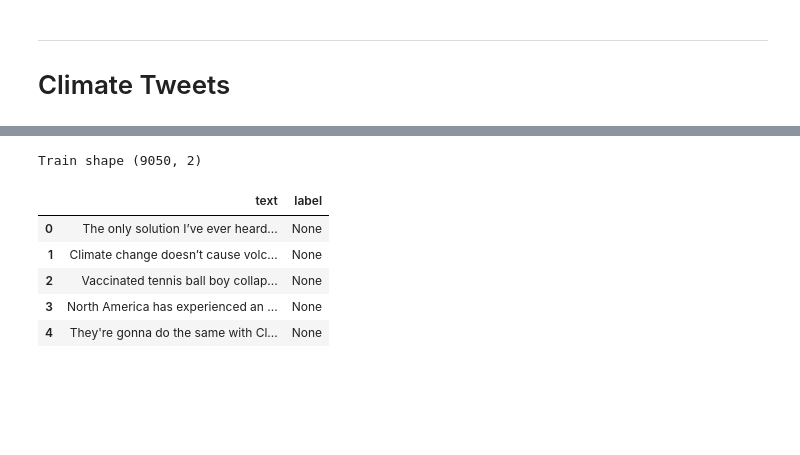
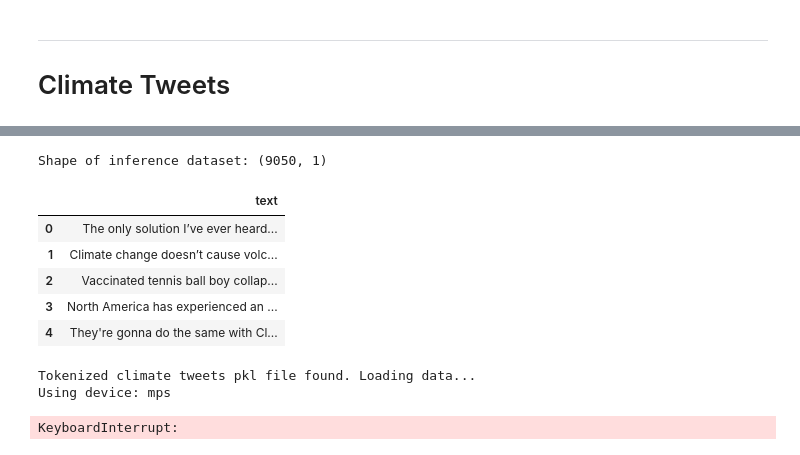
Before and after one commit to henrycgbaker/nlp_research_note, a Jupyter notebook: research_note.ipynb, the cells around one changed output, grey strips where cells are left out. Drawn from its saved outputs; the diff is of its cells as text; code cells hidden in the pictures; blank space fills up the shorter version.

```diff
--- a/research_note.ipynb
+++ b/research_note.ipynb
@@ -978,15 +970,13 @@ Loading dataset from '/Users/henrybaker/.cache/kagglehub/datasets/die9origephit/
 | 4 | Thomas Speight | @Thomas_Sp8 | 2022-01-17T21:10:40.000Z | Thomas Speight\n@Thomas_Sp8\n·\nJ... | They're gonna do the same with Cl... | 🅾 | 4 | 24 | 127 | ... |
 # %%
 df_climate_inference = df_climate[['Embedded_text']].rename(columns={'Embedded_text': 'text'})
-df_climate_inference['label'] = None
-
-print(f"Train shape {df_climate_inference.shape} \n")
+print(f"Shape of inference dataset: {df_climate_inference.shape}")
 df_climate_inference.head()
 # %% [output]
-Train shape (9050, 2)
+Shape of inference dataset: (9050, 1)
-|  | text | label |
-| 0 | The only solution I’ve ever heard... | None |
-| 1 | Climate change doesn’t cause volc... | None |
-| 2 | Vaccinated tennis ball boy collap... | None |
-| 3 | North America has experienced an ... | None |
-| 4 | They're gonna do the same with Cl... | None |
+|  | text |
+| 0 | The only solution I’ve ever heard... |
+| 1 | Climate change doesn’t cause volc... |
+| 2 | Vaccinated tennis ball boy collap... |
+| 3 | North America has experienced an ... |
+| 4 | They're gonna do the same with Cl... |
@@ -1017,0 +983,50 @@ else:
+# %%
+# TRANSFORMER INFERENCE ================================================================
+
+# Tokenize climate tweets
+
+CLIMATE_TOKENISED_DIR = './cache/climate_tokenised.pkl'
+
+if os.path.exists(CLIMATE_TOKENISED_DIR):
+    print("Tokenized climate tweets pkl file found. Loading data...")
+    with open(CLIMATE_TOKENISED_DIR, 'rb') as f:
+        climate_tokenised = pickle.load(f)
+else:
+    print("Pickle file not found. Tokenizing climate tweets...")
+    climate_tokenised = bert_tokenizer(
+        list(df_climate_inference["text"]),  # Use raw text data
+        truncation=True,
+        padding="max_length",
+        max_length=512,
+        return_tensors="pt"
+    )
+    with open(CLIMATE_TOKENISED_DIR, 'wb') as f:
+        pickle.dump(climate_tokenised, f)
+    print("Tokenized climate tweets and saved to file.")
+
+# Predict using fine-tuned BERT model
+device = torch.device("mps") if torch.backends.mps.is_available() else torch.device("cpu")
+print(f"Using device: {device}")
+
+def predict_climate_tweets(model, tokenized_texts, batch_size=32, device='mps'):
+    model.to(device)
+    model.eval()
+
+    predictions = []
+    with torch.no_grad():
+        for i in range(0, len(tokenized_texts['input_ids']), batch_size):
+            batch_input_ids = tokenized_texts['input_ids'][i:i + batch_size].to(device)
+            batch_attention_mask = tokenized_texts['attention_mask'][i:i + batch_size].to(device)
+
+            outputs = model(input_ids=batch_input_ids, attention_mask=batch_attention_mask)
+            preds = torch.nn.functional.softmax(outputs.logits, dim=-1)
+            predicted_labels = torch.argmax(preds, dim=1)
+            predictions.extend(predicted_labels.cpu().numpy())
+
+    return predictions
+
+predicted_labels = predict_climate_tweets(bert_uncased, climate_tokenised, batch_size=32, device=device)
+# %% [output]
+Tokenized climate tweets pkl file found. Loading data...
+Using device: mps
+KeyboardInterrupt:
```
Also changed, not shown: parts of 7 cells of this notebook, 11 other files.
